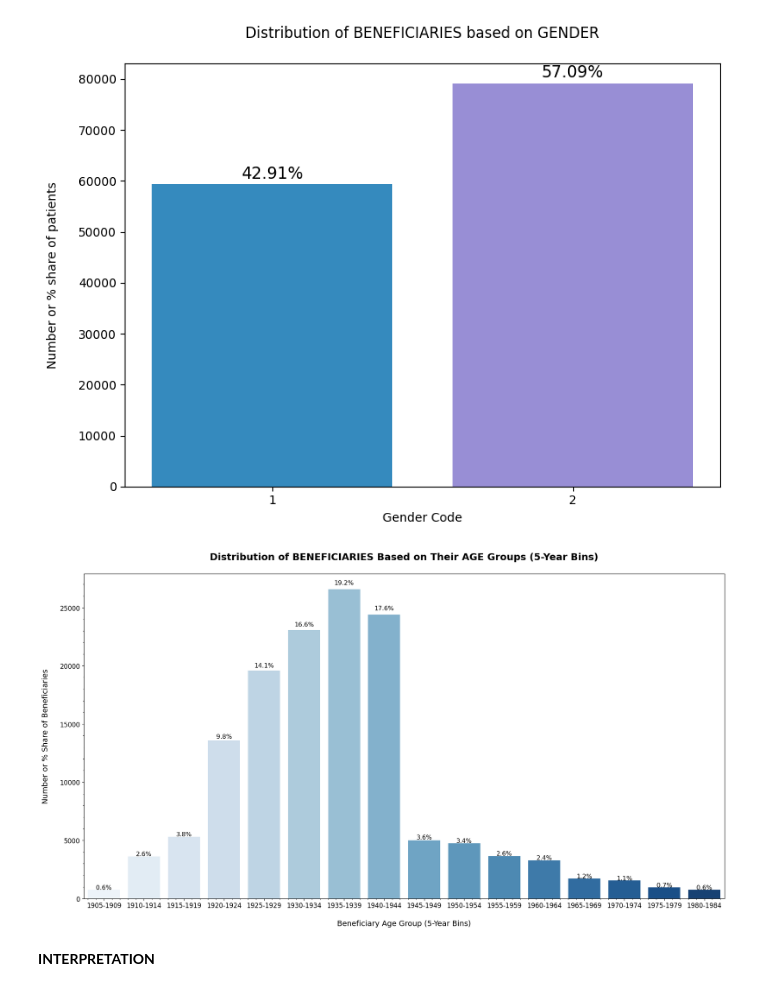
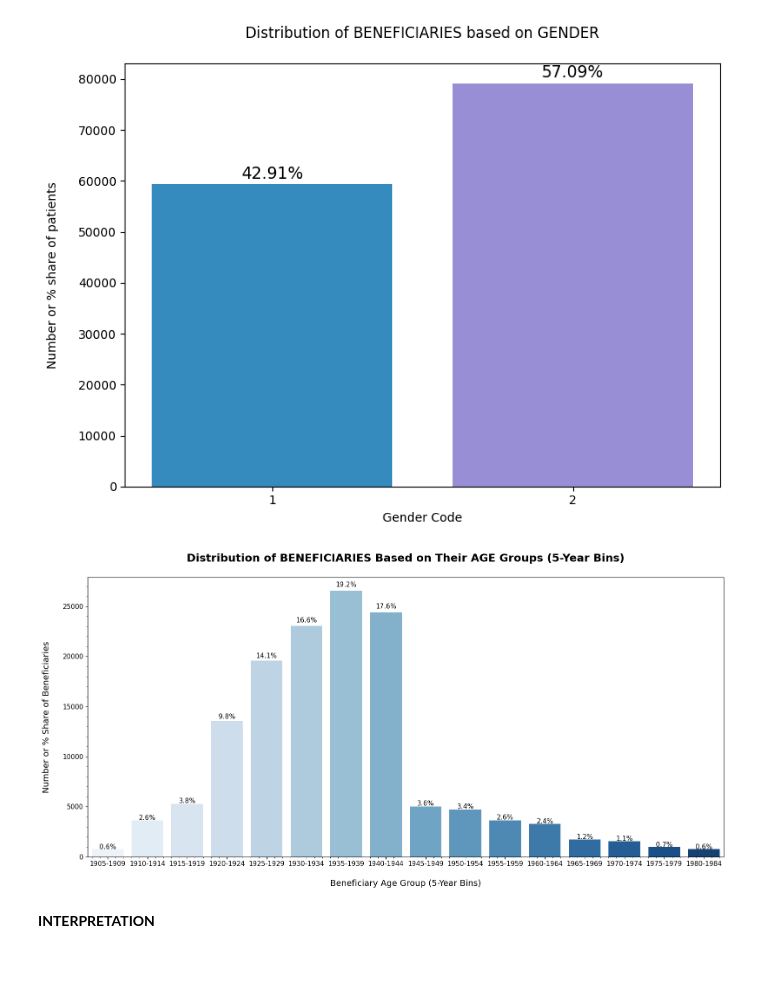
Before and after one commit to bharath03-a/INFO531FinalProject, a Jupyter notebook: notebooks/01_Exploratory_Data_Analysis.ipynb, the cells around one changed output. Cells and saved outputs as stored; diff of their text form; code cells hidden in the pictures; blank space fills up the shorter version.

```diff
--- a/notebooks/01_Exploratory_Data_Analysis.ipynb
+++ b/notebooks/01_Exploratory_Data_Analysis.ipynb
@@ -251,28 +252,28 @@ bene_age_year_df = (
 
 bene_age_year_pd = bene_age_year_df.to_pandas()
 # %%
-plt.figure(figsize=(18, 10))
+plt.figure(figsize=(16, 8))
 
 fig = sns.barplot(data=bene_age_year_pd, x='Age_Group', y='num_of_beneficiaries', palette='Blues')
 
 total_beneficiaries = train_beneficiary.shape[0]
 for p in fig.patches:
     width = p.get_width()
     height = p.get_height()
     x, y = p.get_xy()
     percentage = round((height * 100) / total_beneficiaries, 1)
-    fig.annotate(f'{percentage}%', (x + width / 2, y + height * 1.015), ha='center', fontsize=11.5)
+    fig.annotate(f'{percentage}%', (x + width / 2, y + height * 1.015), ha='center', fontsize=11)
 
 plt.xlabel("\nBeneficiary Age Group (5-Year Bins)", fontsize=14)
 plt.ylabel("Number or % Share of Beneficiaries\n", fontsize=14)
 plt.title("Distribution of BENEFICIARIES Based on Their AGE Groups (5-Year Bins)\n", fontsize=18, weight='bold')
-plt.xticks(fontsize=12)
-plt.yticks(fontsize=12)
+plt.xticks(fontsize=11)
+plt.yticks(fontsize=11)
 plt.minorticks_on()
 plt.tight_layout()
 plt.show()
 # %% [output]
-[figure, old version]
+[figure, new version]
 # %% [markdown]
 **INTERPRETATION**
 # %%
```
Also changed, not shown: parts of 20 cells of this notebook.
